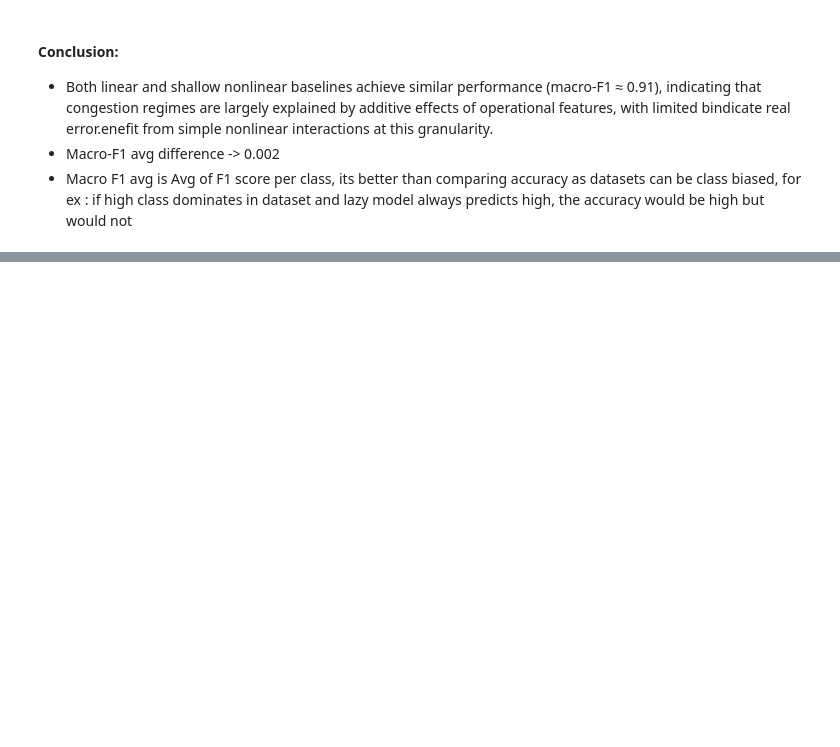
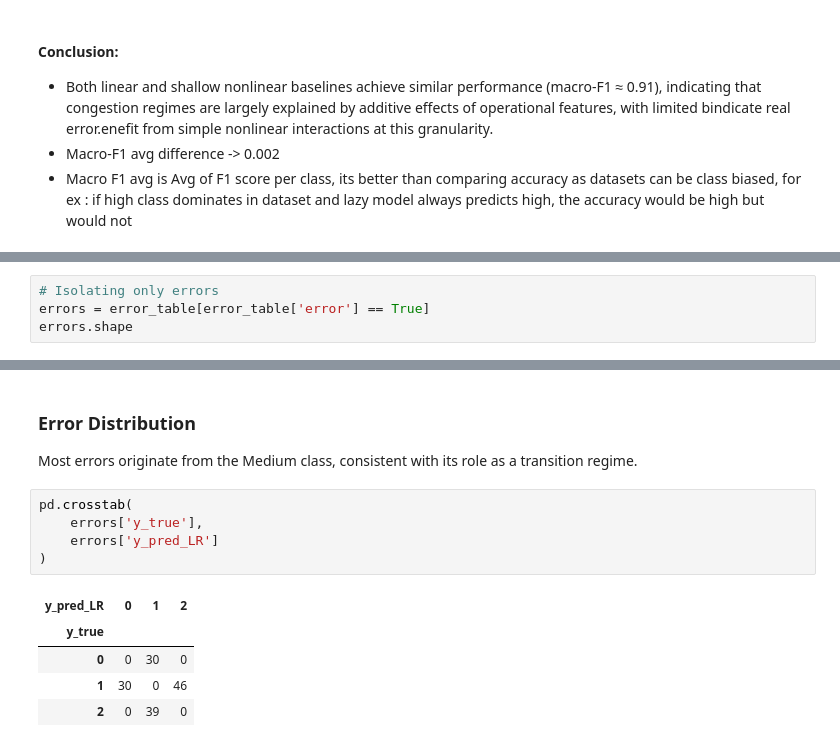
Before and after one commit to Rushikesh-101/Traffic-Flow-Prediction-ML, a Jupyter notebook: Traffic-Predictions-Analysis.ipynb, the cells around one changed output, grey strips where cells are left out. Saved outputs shown, nothing was run; the diff lists cells and outputs as text; blank space fills up the shorter version.

```diff
--- a/Traffic-Predictions-Analysis.ipynb
+++ b/Traffic-Predictions-Analysis.ipynb
@@ -714,0 +737,4 @@ array([[351,  39,   0],
+# %%
+# Isolating only errors
+errors = error_table[error_table['error'] == True]
+errors.shape
@@ -714,0 +751,14 @@ array([[351,  39,   0],
+# %% [markdown]
+### Error Distribution
+Most errors originate from the Medium class, consistent with its role as a transition regime.
+# %%
+pd.crosstab(
+    errors['y_true'],
+    errors['y_pred_LR']
+)
+# %% [output]
+| y_pred_LR | 0 | 1 | 2 |
+| y_true |  |  |  |
+| 0 | 0 | 30 | 0 |
+| 1 | 30 | 0 | 46 |
+| 2 | 0 | 39 | 0 |
```
Also changed, not shown: parts of 18 cells of this notebook.
